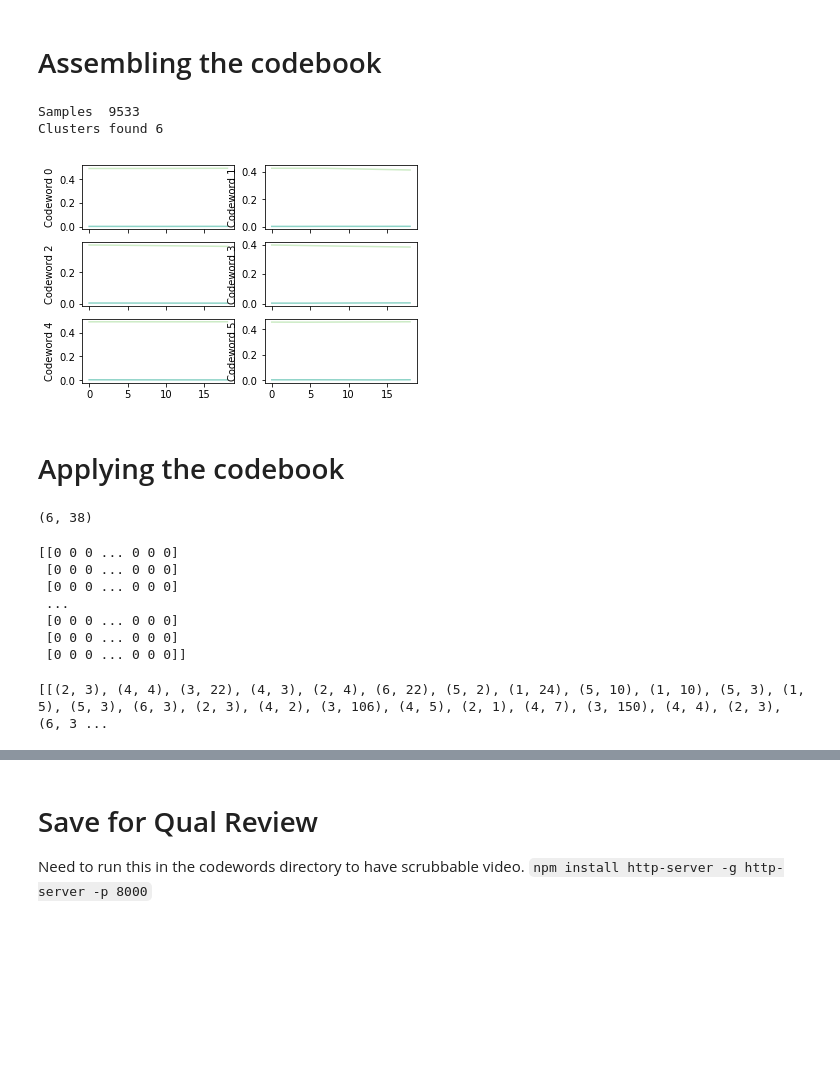
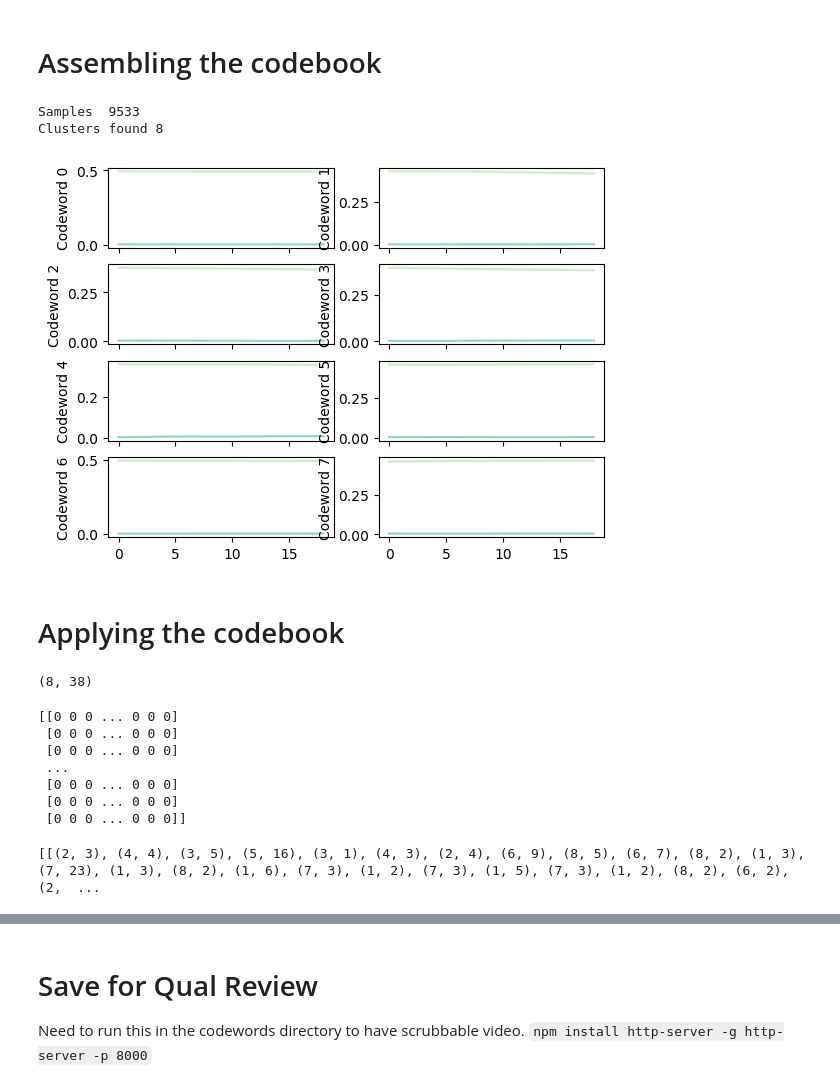
Before and after one commit to The-Hybrid-Atelier/biosignal-processing, a Jupyter notebook: codewords/6_StudyDataClustering.ipynb, the cells around one changed output, grey strips where cells are left out. Cells and saved outputs as stored; diff of their text form; code cells hidden in the pictures; blank space fills up the shorter version.

```diff
--- a/codewords/6_StudyDataClustering.ipynb
+++ b/codewords/6_StudyDataClustering.ipynb
@@ -224,35 +224,35 @@ plt.show()
 
 # Assembling the codebook
 # %%
-K = 6
+K = 8
 centers = sss
 # clusters = fcluster(Z, max_d, criterion='distance')
 clusters = fcluster(Z, K, criterion='maxclust')
 
 print("Samples ", len(centers))
 n_clusters = np.max(clusters)
 print("Clusters found", n_clusters)
 
 codebook = {}
 for i in range(0, len(clusters)):
     cluster_id = clusters[i]
     if not cluster_id in codebook:
         codebook[cluster_id] = []
     codebook[cluster_id].append(centers[i])
 
 # CALCULATE THE CENTROID
 for k in codebook:
     codeset = np.array(codebook[k])
     dist = np.sum(squareform(distance.pdist(codeset, metric=dtw2)), 0)
     clustroid = np.argmin(dist)
     codebook[k] = codeset[clustroid]
 
 codebook = codebook.values()
 visualize_codebook(codebook, subplot=True)
 # %% [output]
 Samples  9533
-Clusters found 6
+Clusters found 8
-[figure, old version]
+[figure, new version]
 # %% [markdown]
 # Applying the codebook
 # %%
@@ -265,7 +265,7 @@ for i, window in enumerate(activity):
     codeword = np.argmin([dtw2(codeword, window) for codeword in cb])
     result.append(codeword + 1)
 # %% [output]
-(6, 38)
+(8, 38)
 # %%
 arr = np.array(result)
 sizes = []
@@ -379,7 +379,7 @@ print(sparse_results)
 # print(results[0])
 # print(results[0][np.nonzero(results[0])])
 # %% [output]
-[[(2, 3), (4, 4), (3, 22), (4, 3), (2, 4), (6, 22), (5, 2), (1, 24), (5, 10), (1, 10), (5, 3), (1, 5), (5, 3), (6, 3), (2, 3), (4, 2), (3, 106), (4, 5), (2, 1), (4, 7), (3, 150), (4, 4), (2, 3), (6, 3 ...
+[[(2, 3), (4, 4), (3, 5), (5, 16), (3, 1), (4, 3), (2, 4), (6, 9), (8, 5), (6, 7), (8, 2), (1, 3), (7, 23), (1, 3), (8, 2), (1, 6), (7, 3), (1, 2), (7, 3), (1, 5), (7, 3), (1, 2), (8, 2), (6, 2), (2,  ...
 # %%
 def visualize_codebook_freq(uf):
     fig, axs = pl.subplots(int(len(uf.keys())/2) + 1, 2, sharex=True)
```
Also changed, not shown: parts of 6 cells of this notebook, 7 other files.
